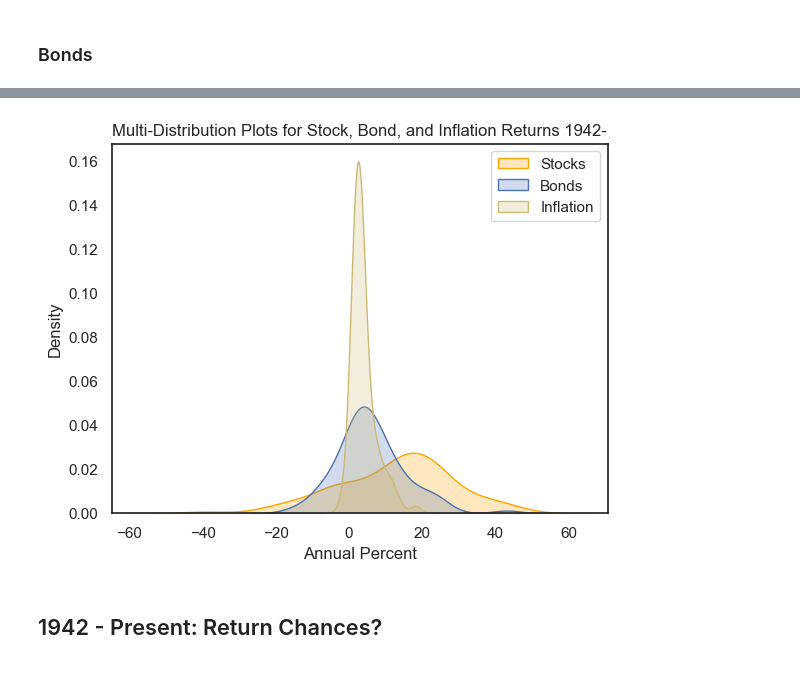
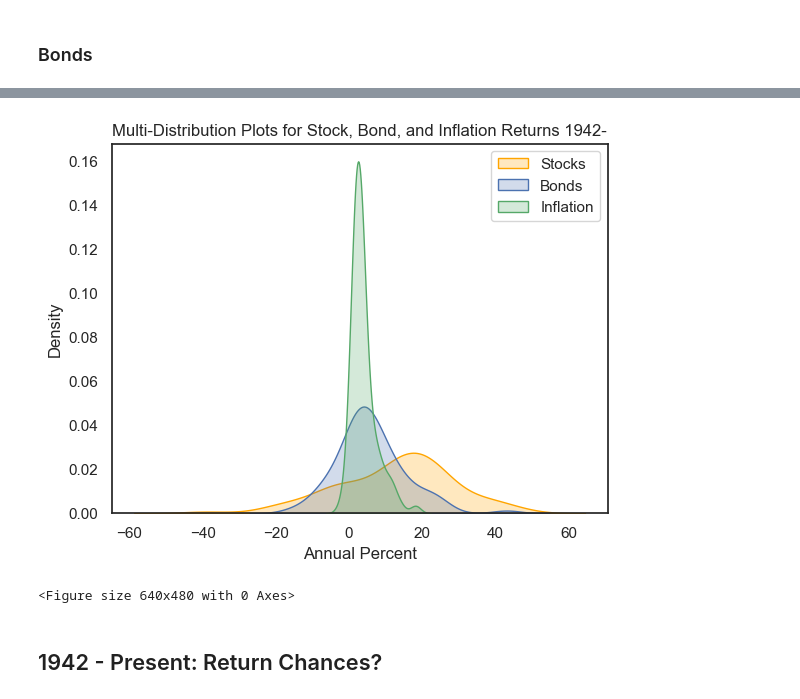
Before and after one commit to StarkArk/The_Long_View_Stocks_Bonds, a Jupyter notebook: Survey_US_Stock_Bonds.ipynb, the cells around one changed output, grey strips where cells are left out. Drawn from its saved outputs; the diff is of its cells as text; code cells hidden in the pictures.

```diff
--- a/Survey_US_Stock_Bonds.ipynb
+++ b/Survey_US_Stock_Bonds.ipynb
@@ -166,7 +169,7 @@ sns.set(style="white")
 # Create multiple KDE plots
 features = ['nom_stock_perc', 'nom_bond_perc', 'inflation_perc']
 asset_type = ["Stocks", "Bonds", "Inflation"]
-colors = ['orange', 'b', 'y']
+colors = ['orange', 'b', 'g']
 
 for feature, color, asset_type in zip(features, colors, asset_type):
     sns.kdeplot(nominal_df[feature], shade=True, color=color, label=asset_type)
@@ -179,4 +182,6 @@ plt.legend()
 
 # Show the plot
 plt.show()
+
+plt.savefig("Images/StockBondInflation_DistPlot")
 # %% [output]
@@ -292,26 +301,29 @@ plt.legend(loc="center right", fontsize=8)
 # %%
 
 # style
 sns.set(style="white")
 
 # Create multiple KDE plots
 features = ['nom_stock_perc', 'nom_bond_perc', 'inflation_perc']
 asset_type = ["Stocks", "Bonds", "Inflation"]
-colors = ['orange', 'b', 'y']
+colors = ['orange', 'b', 'g']
 
 for feature, color, asset_type in zip(features, colors, asset_type):
     sns.kdeplot(nom_df_1942_[feature], shade=True, color=color, label=asset_type)
 
 # Add title, axis labels, and legend
 plt.title('Multi-Distribution Plots for Stock, Bond, and Inflation Returns 1942-')
 plt.xlabel('Annual Percent')
 plt.ylabel('Density')
 plt.legend()
 
 # Show the plot
 plt.show()
+
+plt.savefig("Images/StockBondInflation_1942toPresent_DistPlot")
 # %% [output]
-[figure, old version]
+[figure, new version]
+<Figure size 640x480 with 0 Axes>
 # %% [markdown]
 ## 1942 - Present: Return Chances?
 # %% [markdown]
```
Also changed, not shown: parts of 8 cells of this notebook, 18 other files.
